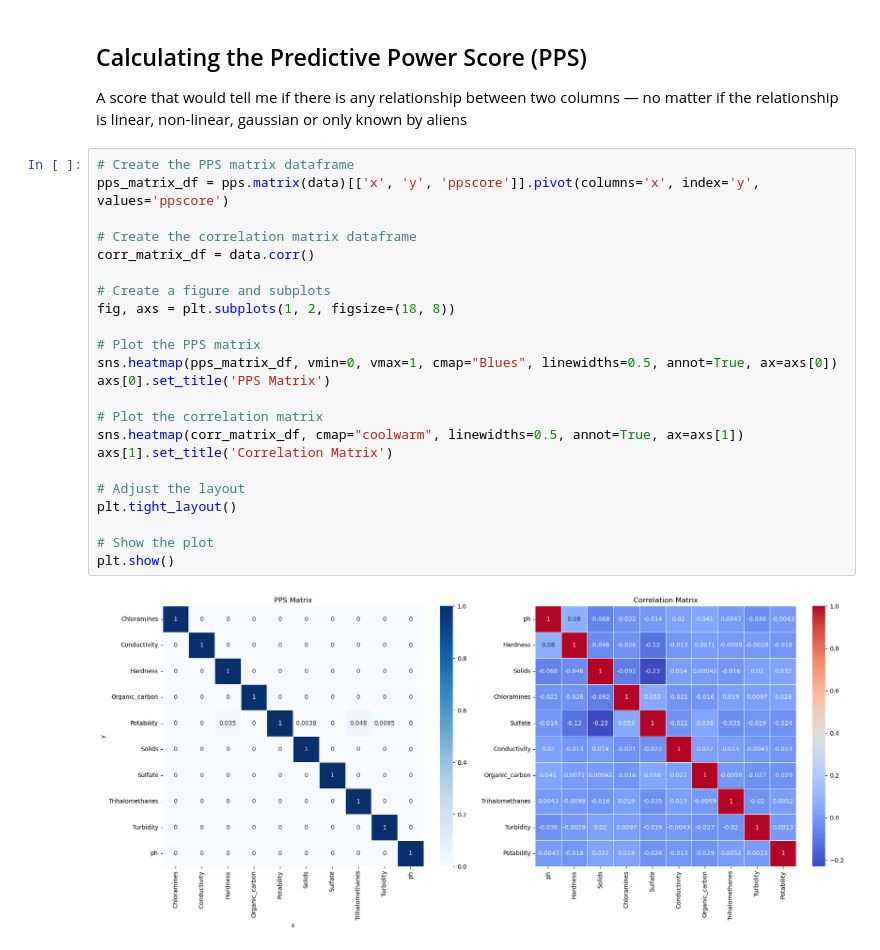
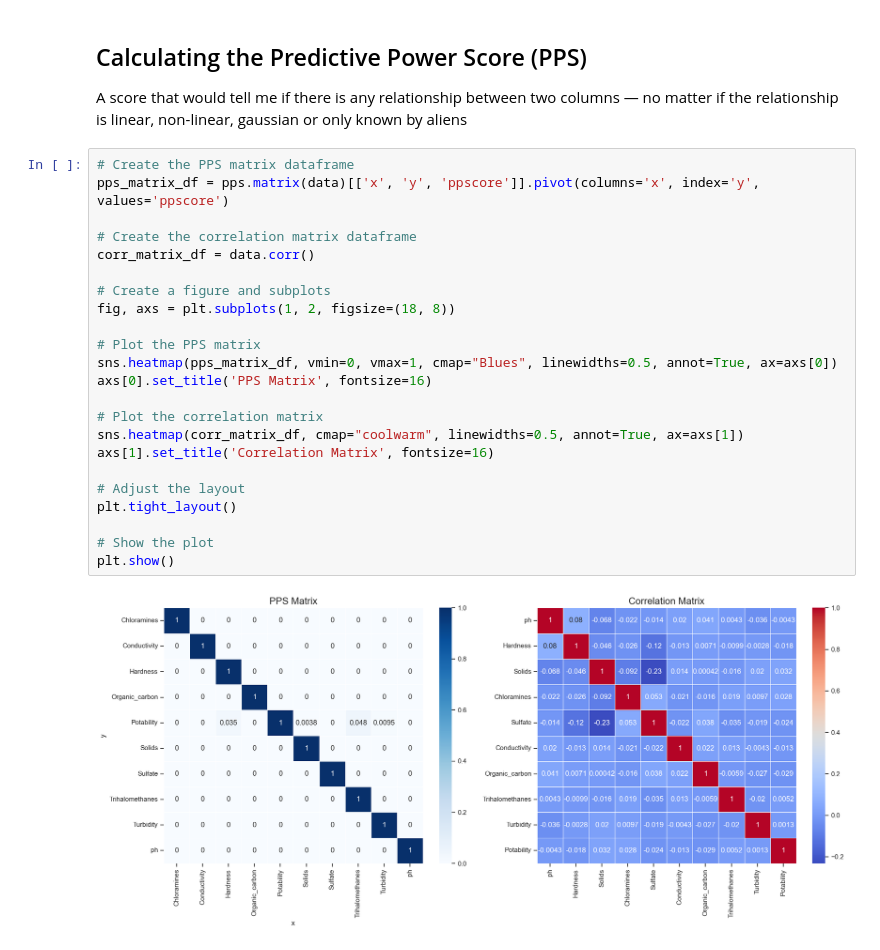
Before and after one commit to Yuval-Yarom/Predicting-Drinking-Water-Potability, a Jupyter notebook: EDA/EDA _Basic.ipynb, the cells around one changed output. Saved outputs shown, nothing was run; the diff lists cells and outputs as text.

```diff
--- a/EDA/EDA _Basic.ipynb
+++ b/EDA/EDA _Basic.ipynb
@@ -209,28 +235,28 @@ A score that would tell me if there is any relationship between two columns —
 # %%
 # Create the PPS matrix dataframe
 pps_matrix_df = pps.matrix(data)[['x', 'y', 'ppscore']].pivot(columns='x', index='y', values='ppscore')
 
 # Create the correlation matrix dataframe
 corr_matrix_df = data.corr()
 
 # Create a figure and subplots
 fig, axs = plt.subplots(1, 2, figsize=(18, 8))
 
 # Plot the PPS matrix
 sns.heatmap(pps_matrix_df, vmin=0, vmax=1, cmap="Blues", linewidths=0.5, annot=True, ax=axs[0])
-axs[0].set_title('PPS Matrix')
+axs[0].set_title('PPS Matrix', fontsize=16)
 
 # Plot the correlation matrix
 sns.heatmap(corr_matrix_df, cmap="coolwarm", linewidths=0.5, annot=True, ax=axs[1])
-axs[1].set_title('Correlation Matrix')
+axs[1].set_title('Correlation Matrix', fontsize=16)
 
 # Adjust the layout
 plt.tight_layout()
 
 # Show the plot
 plt.show()
 # %% [output]
-[figure, old version]
+[figure, new version]
 # %%
 
 # Create a larger figure
```
Also changed, not shown: parts of 5 cells of this notebook.
